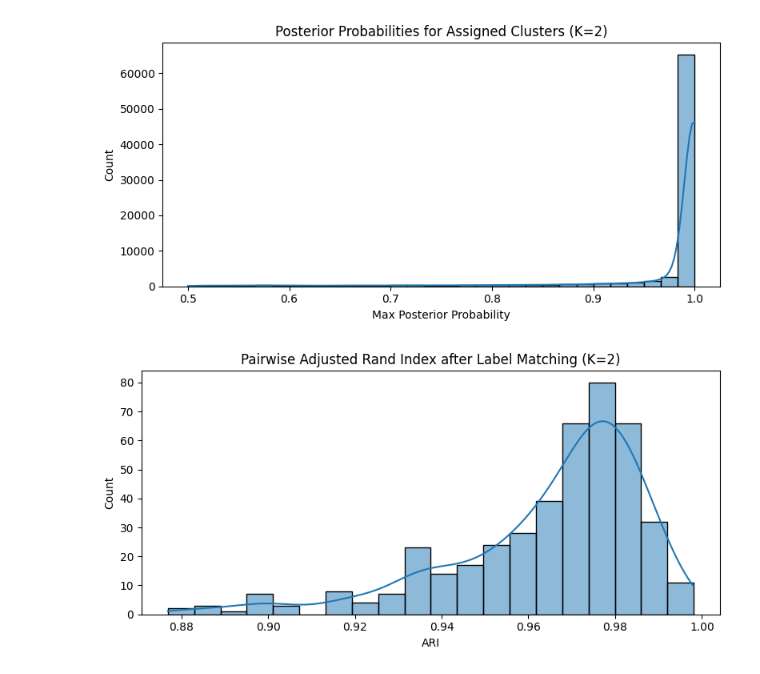
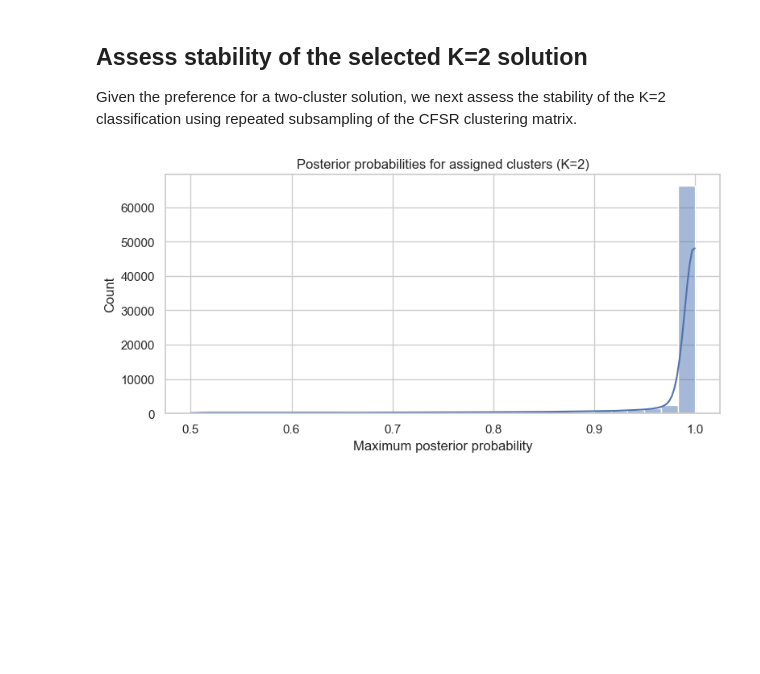
Before and after one commit to DaniJonesOcean/etc-impacts-great-lakes, a Jupyter notebook: notebooks/02_build_gmm_model.ipynb, the cells around one changed output. Cells and saved outputs as stored; diff of their text form; code cells hidden in the pictures; blank space fills up the shorter version.

```diff
--- a/notebooks/02_build_gmm_model.ipynb
+++ b/notebooks/02_build_gmm_model.ipynb
@@ -174,35 +261,50 @@ plt.show()
+# %% [markdown]
+## Assess stability of the selected K=2 solution
+
+Given the preference for a two-cluster solution, we next assess the stability of the K=2 classification using repeated subsampling of the CFSR clustering matrix.
 # %%
 # ------------------------------
-# 4. Cluster Stability at K=2
+# 8. Stability analysis for K=2
 # ------------------------------
 k_best = 2
+
 label_matrix_k2 = []
 posterior_probs_k2 = []
 subsample_indices_k2 = []
 
 for _ in range(n_subsamples):
-    sample_idx = random.sample(range(len(X_cfsr)), int(sample_frac * len(X_cfsr)))
-    X_sample = X_cfsr.iloc[sample_idx]
+    sample_idx = random.sample(
+        range(len(X_cfsr_scaled)),
+        int(sample_frac * len(X_cfsr_scaled))
+    )
+    X_sample = X_cfsr_scaled.iloc[sample_idx]
 
-    gmm_k2 = GaussianMixture(n_components=k_best, covariance_type='full', random_state=42, n_init=5)
+    gmm_k2 = GaussianMixture(
+        n_components=k_best,
+        covariance_type="full",
+        random_state=42,
+        n_init=5,
+    )
     gmm_k2.fit(X_sample)
+
     probs_k2 = gmm_k2.predict_proba(X_sample)
     labels_k2 = gmm_k2.predict(X_sample)
 
     label_matrix_k2.append(labels_k2)
     posterior_probs_k2.append(probs_k2.max(axis=1))
     subsample_indices_k2.append(sample_idx)
-
-# Plot histogram of posterior max probabilities
-plt.figure(figsize=(8, 4))
-all_probs_k2 = np.concatenate(posterior_probs_k2)
-sns.histplot(all_probs_k2, bins=30, kde=True)
-plt.title(f"Posterior Probabilities for Assigned Clusters (K={k_best})")
-plt.xlabel("Max Posterior Probability")
-plt.tight_layout()
-plt.show()
-# %% [output]
-[figure, removed]
+# %%
+plt.figure(figsize=(8, 4))
+all_probs_k2 = np.concatenate(posterior_probs_k2)
+
+sns.histplot(all_probs_k2, bins=30, kde=True)
+plt.title("Posterior probabilities for assigned clusters (K=2)")
+plt.xlabel("Maximum posterior probability")
+plt.ylabel("Count")
+plt.tight_layout()
+plt.show()
+# %% [output]
+[figure, added]
 # %%
 mapped_ari_scores_k2 = []
 n_runs = len(label_matrix_k2)
@@ -216,22 +318,11 @@ for i in range(n_runs):
         if not shared_idx:
             continue
 
-        # positions of shared indices within each subsample list
         pos_i = [idx_i.index(x) for x in shared_idx]
         pos_j = [idx_j.index(x) for x in shared_idx]
 
         labels_i = label_matrix_k2[i][pos_i]
         labels_j = label_matrix_k2[j][pos_j]
 
-        ari = adjusted_rand_score(labels_i, labels_j)  # label-invariant
+        ari = adjusted_rand_score(labels_i, labels_j)
         mapped_ari_scores_k2.append(ari)
-
-# plot histogram
-plt.figure(figsize=(8, 4))
-sns.histplot(mapped_ari_scores_k2, bins=20, kde=True)
-plt.title(f"Pairwise Adjusted Rand Index after Label Matching (K={k_best})")
-plt.xlabel("ARI")
-plt.tight_layout()
-plt.show()
-# %% [output]
-[figure, removed]
```
Also changed, not shown: parts of 23 cells of this notebook, 3 other files.
